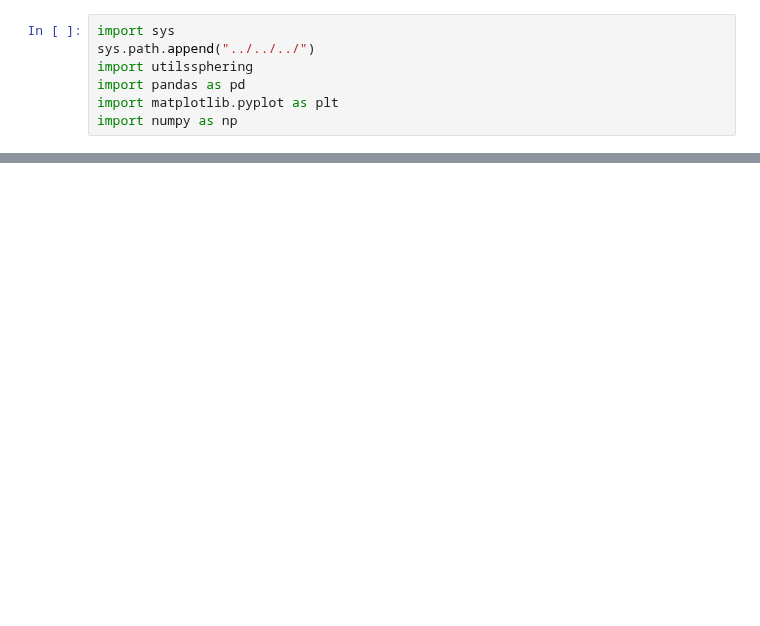
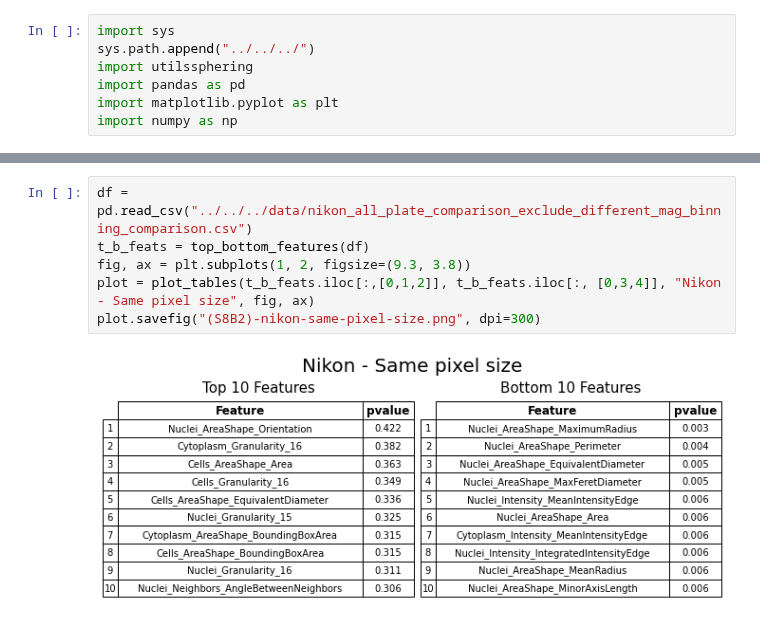
Before and after one commit to jump-cellpainting/jump-scope-analysis, a Jupyter notebook: notebooks/figures/supplementary/FigureS8.ipynb, the cells around one changed output, grey strips where cells are left out. Cells and saved outputs as stored; diff of their text form; blank space fills up the shorter version.

```diff
--- a/notebooks/figures/supplementary/FigureS8.ipynb
+++ b/notebooks/figures/supplementary/FigureS8.ipynb
@@ -205,0 +122,8 @@ array([['Nuclei_AreaShape_Orientation', 0.3069780662569738],
+# %%
+df = pd.read_csv("../../../data/nikon_all_plate_comparison_exclude_different_mag_binning_comparison.csv")
+t_b_feats = top_bottom_features(df)
+fig, ax = plt.subplots(1, 2, figsize=(9.3, 3.8))
+plot = plot_tables(t_b_feats.iloc[:,[0,1,2]], t_b_feats.iloc[:, [0,3,4]], "Nikon - Same pixel size", fig, ax)
+plot.savefig("(S8B2)-nikon-same-pixel-size.png", dpi=300)
+# %% [output]
+[figure, added]
```
Also changed, not shown: parts of 19 cells of this notebook, 1 other file.
